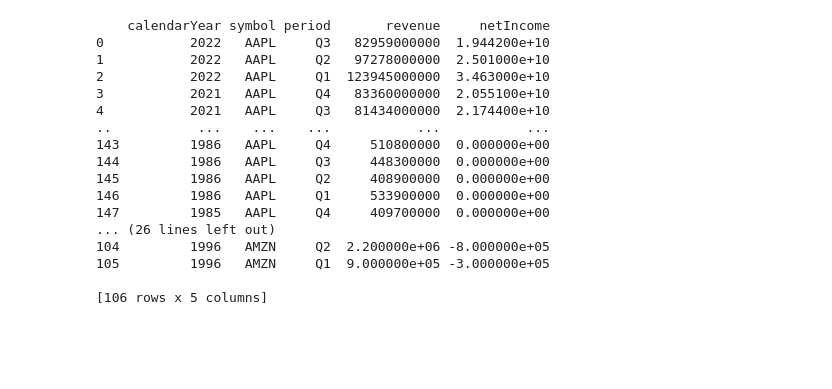
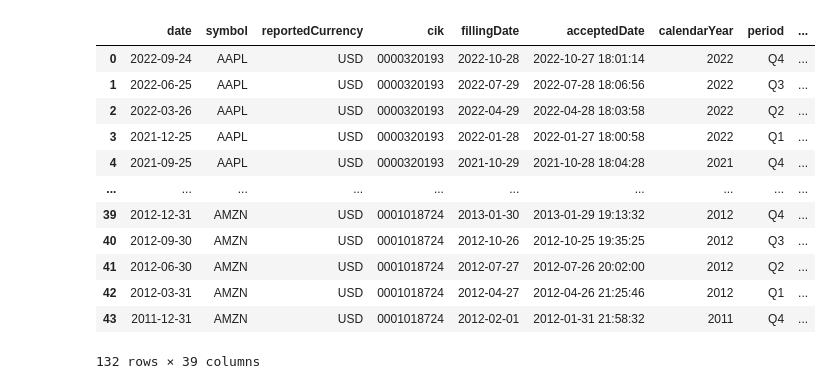
Before and after one commit to lyndsaywylie/Project-1, a Jupyter notebook: kim.ipynb, the cells around one changed output. Saved outputs shown, nothing was run; the diff lists cells and outputs as text; code cells hidden in the pictures; blank space fills up the shorter version.

```diff
--- a/kim.ipynb
+++ b/kim.ipynb
@@ -72,27 +68,27 @@ print (data)
 # %%
 #Get Quarterly Statements
-for quarter in tickers:
-    quarter_url = f"https://financialmodelingprep.com/api/v3/income-statement/{quarter}?period=quarter&limit=400&apikey={api_key}"
+tickers1 = ['AAPL', 'GOOG', 'AMZN']
+dfs1 = []
+for quarter in tickers1:
+    quarter_url = f"https://financialmodelingprep.com/api/v3/income-statement/{quarter}?period=quarter&limit=44&apikey={api_key}"
     q_response = requests.get(quarter_url).json()
     data1 = pd.json_normalize(q_response)
-    data1["tickers"] = quarter
-    data1 = data1[["calendarYear","symbol","period", "revenue", "netIncome"]]
-    print(data1)
+    data1["tickers1"] = quarter
+    dfs1.append(data1)
-# %% [output]
-    calendarYear symbol period       revenue     netIncome
-0           2022   AAPL     Q3   82959000000  1.944200e+10
-1           2022   AAPL     Q2   97278000000  2.501000e+10
-2           2022   AAPL     Q1  123945000000  3.463000e+10
-3           2021   AAPL     Q4   83360000000  2.055100e+10
-4           2021   AAPL     Q3   81434000000  2.174400e+10
-..           ...    ...    ...           ...           ...
-143         1986   AAPL     Q4     510800000  0.000000e+00
-144         1986   AAPL     Q3     448300000  0.000000e+00
-145         1986   AAPL     Q2     408900000  0.000000e+00
-146         1986   AAPL     Q1     533900000  0.000000e+00
-147         1985   AAPL     Q4     409700000  0.000000e+00
-... (26 lines left out)
-104         1996   AMZN     Q2  2.200000e+06 -8.000000e+05
-105         1996   AMZN     Q1  9.000000e+05 -3.000000e+05
-
-[106 rows x 5 columns]
+# %%
+combo_df = pd.concat(dfs1)
+combo_df
+# %% [output]
+|  | date | symbol | reportedCurrency | cik | fillingDate | acceptedDate | calendarYear | period | ... |
+| 0 | 2022-09-24 | AAPL | USD | 0000320193 | 2022-10-28 | 2022-10-27 18:01:14 | 2022 | Q4 | ... |
+| 1 | 2022-06-25 | AAPL | USD | 0000320193 | 2022-07-29 | 2022-07-28 18:06:56 | 2022 | Q3 | ... |
+| 2 | 2022-03-26 | AAPL | USD | 0000320193 | 2022-04-29 | 2022-04-28 18:03:58 | 2022 | Q2 | ... |
+| 3 | 2021-12-25 | AAPL | USD | 0000320193 | 2022-01-28 | 2022-01-27 18:00:58 | 2022 | Q1 | ... |
+| 4 | 2021-09-25 | AAPL | USD | 0000320193 | 2021-10-29 | 2021-10-28 18:04:28 | 2021 | Q4 | ... |
+| ... | ... | ... | ... | ... | ... | ... | ... | ... | ... |
+| 39 | 2012-12-31 | AMZN | USD | 0001018724 | 2013-01-30 | 2013-01-29 19:13:32 | 2012 | Q4 | ... |
+| 40 | 2012-09-30 | AMZN | USD | 0001018724 | 2012-10-26 | 2012-10-25 19:35:25 | 2012 | Q3 | ... |
+| 41 | 2012-06-30 | AMZN | USD | 0001018724 | 2012-07-27 | 2012-07-26 20:02:00 | 2012 | Q2 | ... |
+| 42 | 2012-03-31 | AMZN | USD | 0001018724 | 2012-04-27 | 2012-04-26 21:25:46 | 2012 | Q1 | ... |
+| 43 | 2011-12-31 | AMZN | USD | 0001018724 | 2012-02-01 | 2012-01-31 21:58:32 | 2011 | Q4 | ... |
+132 rows × 39 columns
```
Also changed, not shown: parts of 11 cells of this notebook.
